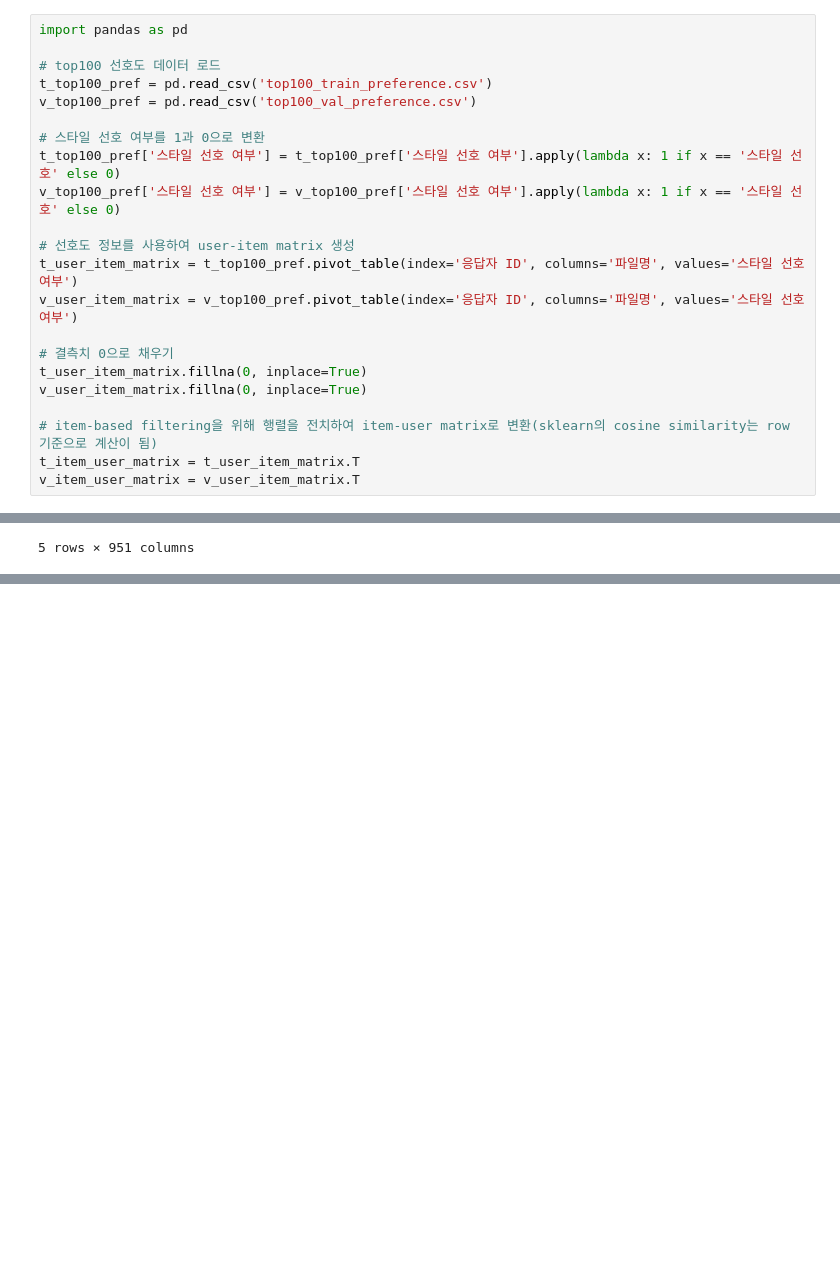
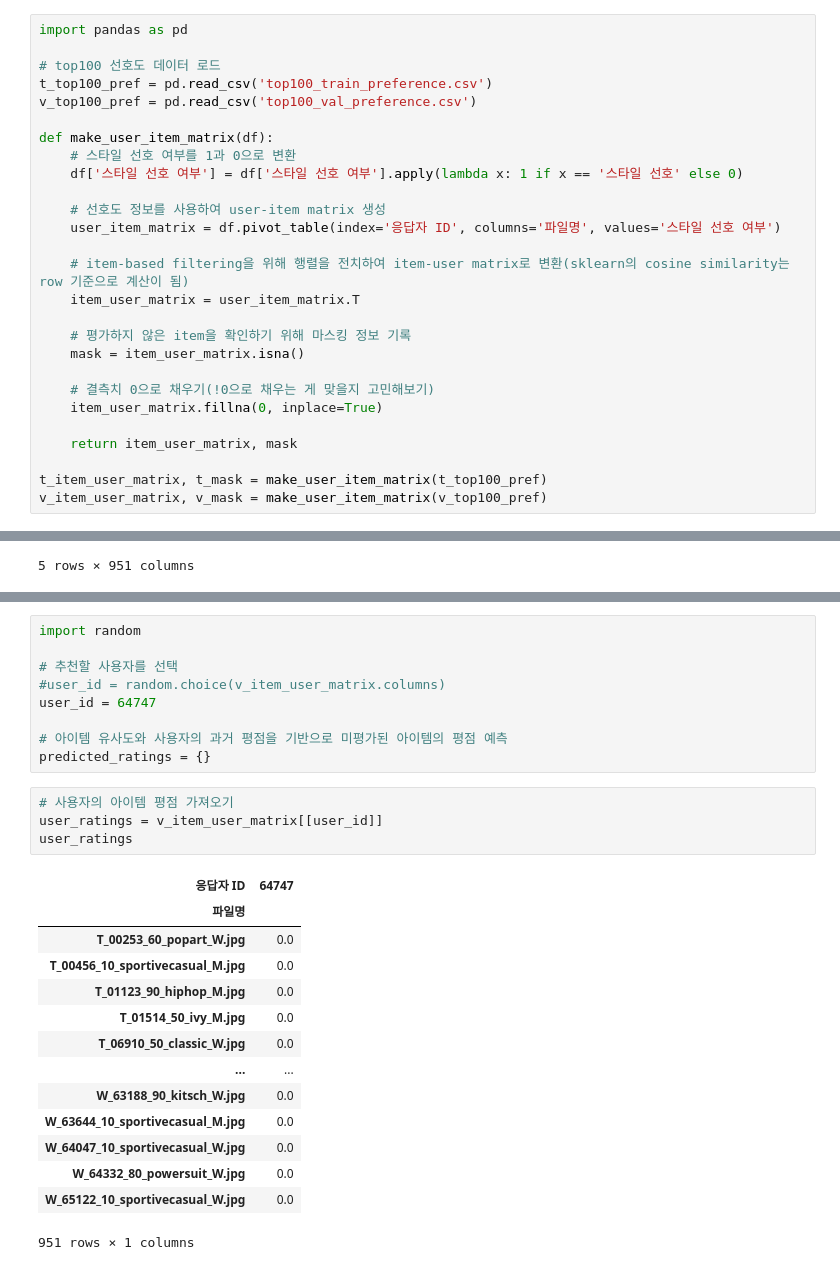
Before and after one commit to editdiary/DCC, a Jupyter notebook: Mission3/mission3-1.ipynb, the cells around one changed output, grey strips where cells are left out. Cells and saved outputs as stored; diff of their text form; blank space fills up the shorter version.

```diff
--- a/Mission3/mission3-1.ipynb
+++ b/Mission3/mission3-1.ipynb
@@ -54,18 +54,23 @@ import pandas as pd
 t_top100_pref = pd.read_csv('top100_train_preference.csv')
 v_top100_pref = pd.read_csv('top100_val_preference.csv')
 
-# 스타일 선호 여부를 1과 0으로 변환
-t_top100_pref['스타일 선호 여부'] = t_top100_pref['스타일 선호 여부'].apply(lambda x: 1 if x == '스타일 선호' else 0)
-v_top100_pref['스타일 선호 여부'] = v_top100_pref['스타일 선호 여부'].apply(lambda x: 1 if x == '스타일 선호' else 0)
+def make_user_item_matrix(df):
+    # 스타일 선호 여부를 1과 0으로 변환
+    df['스타일 선호 여부'] = df['스타일 선호 여부'].apply(lambda x: 1 if x == '스타일 선호' else 0)
 
-# 선호도 정보를 사용하여 user-item matrix 생성
-t_user_item_matrix = t_top100_pref.pivot_table(index='응답자 ID', columns='파일명', values='스타일 선호 여부')
-v_user_item_matrix = v_top100_pref.pivot_table(index='응답자 ID', columns='파일명', values='스타일 선호 여부')
+    # 선호도 정보를 사용하여 user-item matrix 생성
+    user_item_matrix = df.pivot_table(index='응답자 ID', columns='파일명', values='스타일 선호 여부')
 
-# 결측치 0으로 채우기
-t_user_item_matrix.fillna(0, inplace=True)
-v_user_item_matrix.fillna(0, inplace=True)
+    # item-based filtering을 위해 행렬을 전치하여 item-user matrix로 변환(sklearn의 cosine similarity는 row 기준으로 계산이 됨)
+    item_user_matrix = user_item_matrix.T
 
-# item-based filtering을 위해 행렬을 전치하여 item-user matrix로 변환(sklearn의 cosine similarity는 row 기준으로 계산이 됨)
-t_item_user_matrix = t_user_item_matrix.T
-v_item_user_matrix = v_user_item_matrix.T
+    # 평가하지 않은 item을 확인하기 위해 마스킹 정보 기록
+    mask = item_user_matrix.isna()
+
+    # 결측치 0으로 채우기(!0으로 채우는 게 맞을지 고민해보기)
+    item_user_matrix.fillna(0, inplace=True)
+
+    return item_user_matrix, mask
+
+t_item_user_matrix, t_mask = make_user_item_matrix(t_top100_pref)
+v_item_user_matrix, v_mask = make_user_item_matrix(v_top100_pref)
@@ -128,0 +237,28 @@ v_item_similarity_df.head()
+# %%
+import random
+
+# 추천할 사용자를 선택
+#user_id = random.choice(v_item_user_matrix.columns)
+user_id = 64747
+
+# 아이템 유사도와 사용자의 과거 평점을 기반으로 미평가된 아이템의 평점 예측
+predicted_ratings = {}
+# %%
+# 사용자의 아이템 평점 가져오기
+user_ratings = v_item_user_matrix[[user_id]]
+user_ratings
+# %% [output]
+| 응답자 ID | 64747 |
+| 파일명 |  |
+| T_00253_60_popart_W.jpg | 0.0 |
+| T_00456_10_sportivecasual_M.jpg | 0.0 |
+| T_01123_90_hiphop_M.jpg | 0.0 |
+| T_01514_50_ivy_M.jpg | 0.0 |
+| T_06910_50_classic_W.jpg | 0.0 |
+| ... | ... |
+| W_63188_90_kitsch_W.jpg | 0.0 |
+| W_63644_10_sportivecasual_M.jpg | 0.0 |
+| W_64047_10_sportivecasual_W.jpg | 0.0 |
+| W_64332_80_powersuit_W.jpg | 0.0 |
+| W_65122_10_sportivecasual_W.jpg | 0.0 |
+951 rows × 1 columns
```
Also changed, not shown: parts of 16 cells of this notebook.
